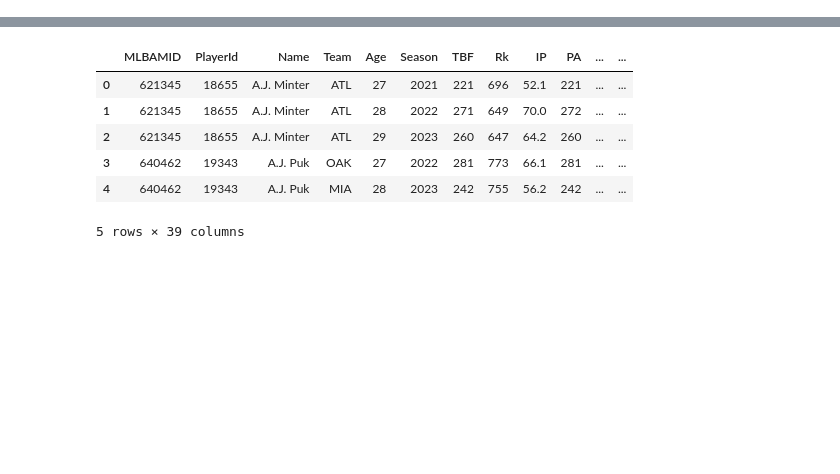
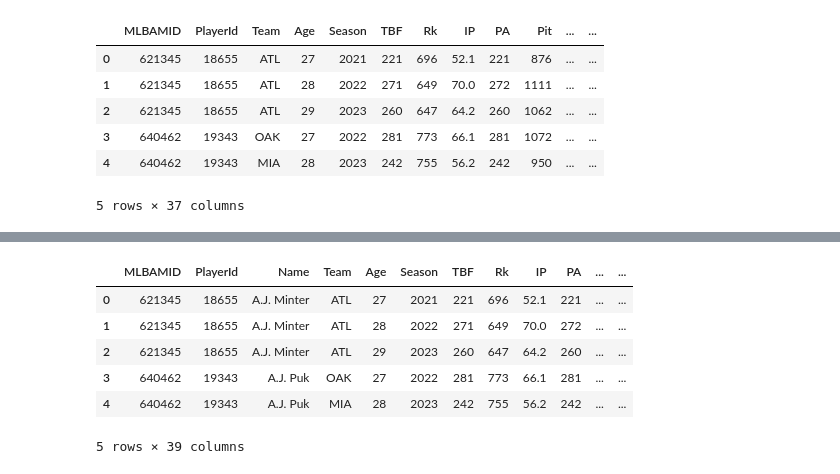
Before and after one commit to loganthomas/mlb-pitcher-xK, a Jupyter notebook: notebooks/03-modeling.ipynb, the cells around one changed output, grey strips where cells are left out. Drawn from its saved outputs; the diff is of its cells as text; code cells hidden in the pictures; blank space fills up the shorter version.

```diff
--- a/notebooks/03-modeling.ipynb
+++ b/notebooks/03-modeling.ipynb
@@ -18,0 +59,27 @@ train.head()
+# %%
+target = "K%"
+drop_cols = ["Name", target]
+lasso_features = [
+    "Pit/PA",
+    "Str%",
+    "F/Str",
+    "I/Str",
+    "Con",
+    "30%",
+    "L/SO",
+]
+
+X_df = train[[c for c in train.columns if c not in drop_cols]]
+X_lasso_df = train[lasso_features]
+
+y_df = train[target]
+# %%
+X_df.head()
+# %% [output]
+|  | MLBAMID | PlayerId | Team | Age | Season | TBF | Rk | IP | PA | Pit | ... | ... |
+| 0 | 621345 | 18655 | ATL | 27 | 2021 | 221 | 696 | 52.1 | 221 | 876 | ... | ... |
+| 1 | 621345 | 18655 | ATL | 28 | 2022 | 271 | 649 | 70.0 | 272 | 1111 | ... | ... |
+| 2 | 621345 | 18655 | ATL | 29 | 2023 | 260 | 647 | 64.2 | 260 | 1062 | ... | ... |
+| 3 | 640462 | 19343 | OAK | 27 | 2022 | 281 | 773 | 66.1 | 281 | 1072 | ... | ... |
+| 4 | 640462 | 19343 | MIA | 28 | 2023 | 242 | 755 | 56.2 | 242 | 950 | ... | ... |
+5 rows × 37 columns
```
Also changed, not shown: parts of 47 cells of this notebook, 9 other files.
